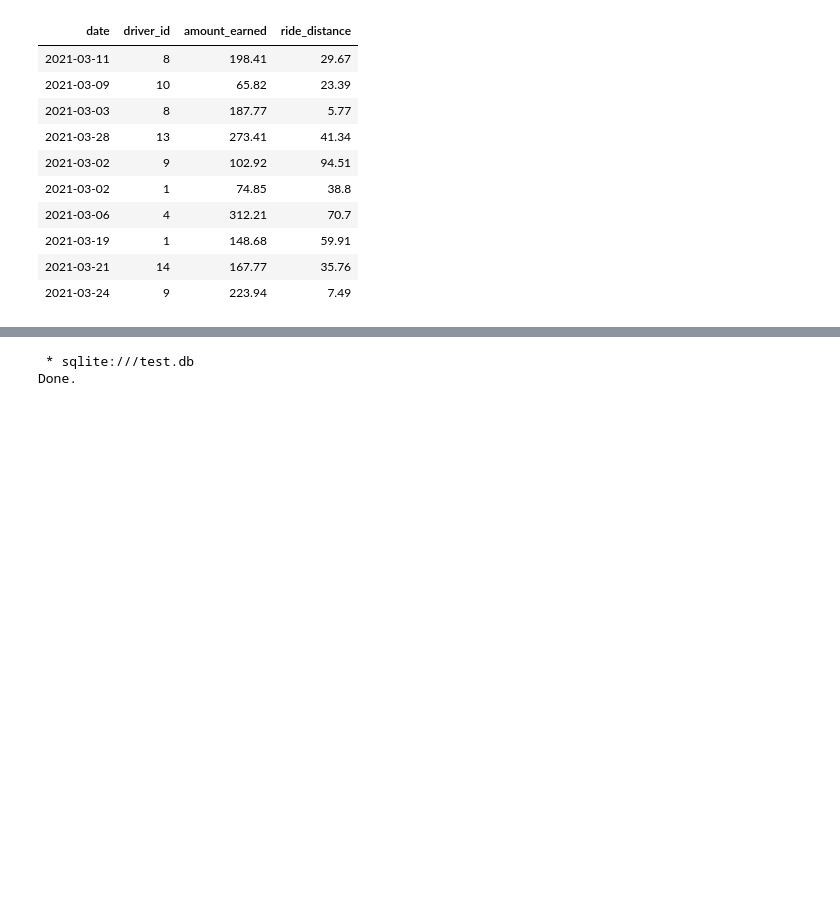
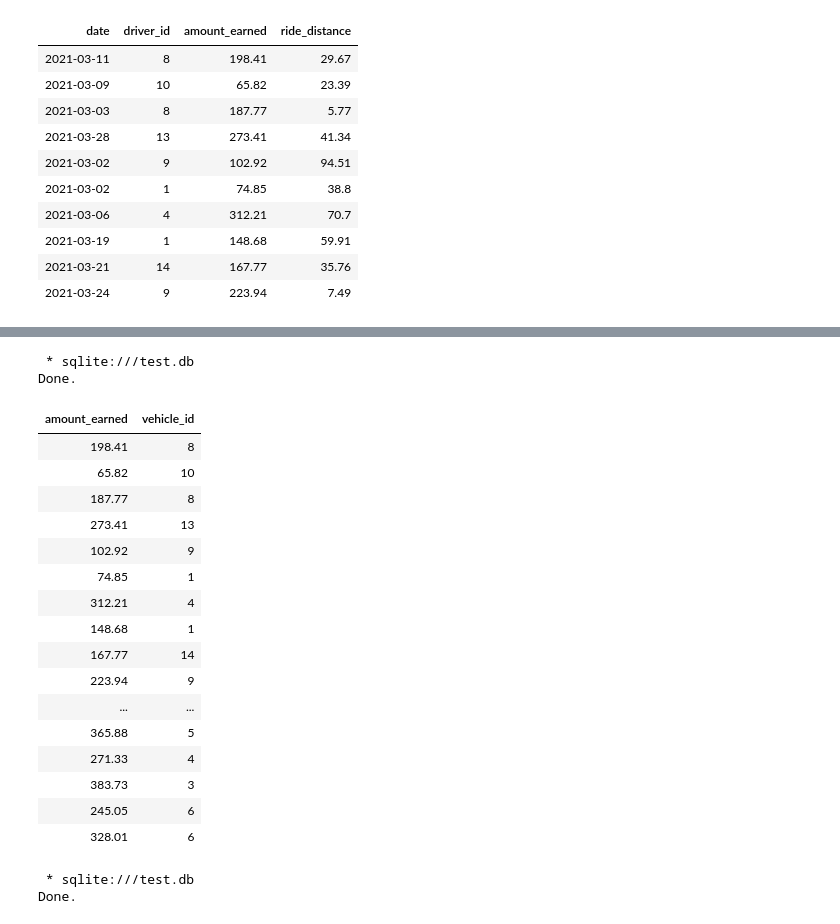
Before and after one commit to benjipeng/Colab-Projects, a Jupyter notebook: SQLite_in_Colab.ipynb, the cells around one changed output, grey strips where cells are left out. Cells and saved outputs as stored; diff of their text form; code cells hidden in the pictures; blank space fills up the shorter version.

```diff
--- a/SQLite_in_Colab.ipynb
+++ b/SQLite_in_Colab.ipynb
@@ -226,3 +247,31 @@ Done.
+# %%
+%%sql
+    select amount_earned, vehicle_id
+    from daily_ride r
+    join driver d
+        on r.driver_id = d.id
+    join city c
+        on d.city_id = c.id
+# %% [output]
+ * sqlite:///test.db
+Done.
+| amount_earned | vehicle_id |
+| 198.41 | 8 |
+| 65.82 | 10 |
+| 187.77 | 8 |
+| 273.41 | 13 |
+| 102.92 | 9 |
+| 74.85 | 1 |
+| 312.21 | 4 |
+| 148.68 | 1 |
+| 167.77 | 14 |
+| 223.94 | 9 |
+| ... | ... |
+| 365.88 | 5 |
+| 271.33 | 4 |
+| 383.73 | 3 |
+| 245.05 | 6 |
+| 328.01 | 6 |
 # %%
 %%sql
 with total_distance_ride as (
```
Also changed, not shown: parts of 2 cells of this notebook.
